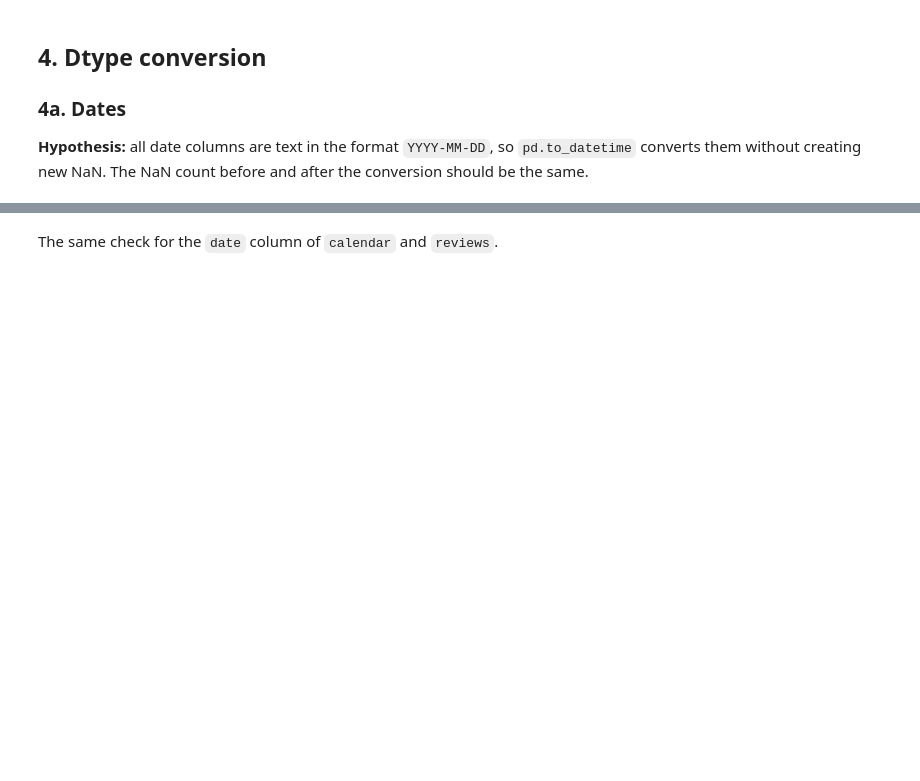
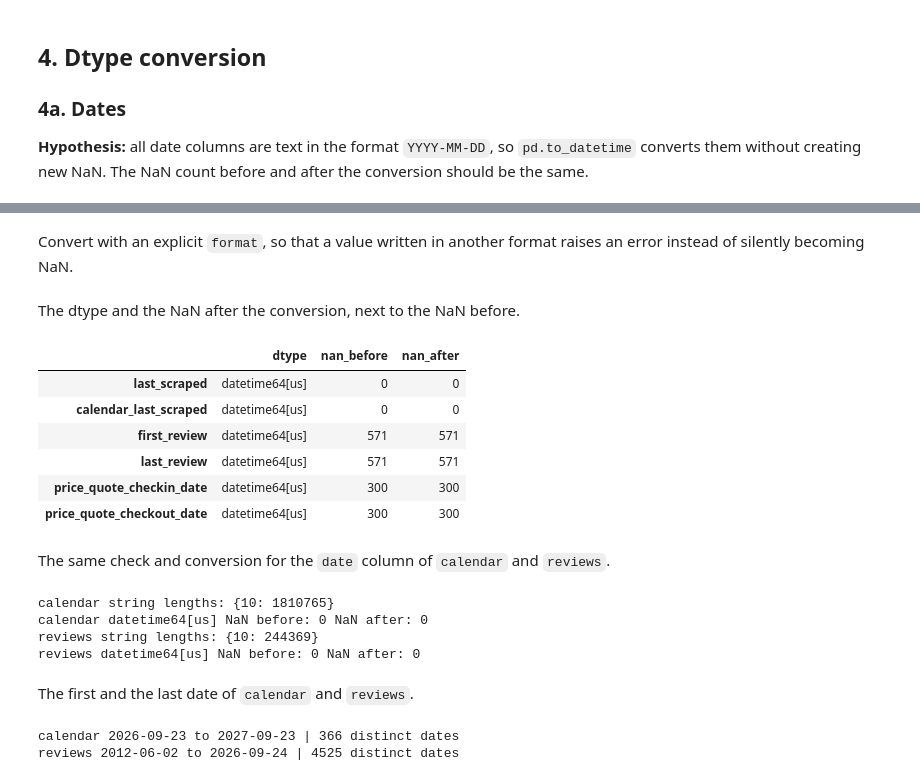
Before and after one commit to kallistratis/thessaloniki-airbnb-analysis, a Jupyter notebook: 01_data_cleaning.ipynb, the cells around one changed output, grey strips where cells are left out. Drawn from its saved outputs; the diff is of its cells as text; code cells hidden in the pictures; blank space fills up the shorter version.

```diff
--- a/01_data_cleaning.ipynb
+++ b/01_data_cleaning.ipynb
@@ -535,0 +538,5 @@ listings_clean.shape
+# %%
+date_cols = ["last_scraped", "calendar_last_scraped", "first_review", "last_review",
+             "price_quote_checkin_date", "price_quote_checkout_date"]
+for col in date_cols:
+    print(col, listings_clean[col].dropna().str.len().value_counts().to_dict())
@@ -535,0 +552,3 @@ listings_clean.shape
+# %%
+nan_before = listings_clean[date_cols].isna().sum()
+nan_before
@@ -536,2 +563,44 @@ listings_clean.shape
+# %% [markdown]
+Convert with an explicit `format`, so that a value written in another format raises an error instead of silently becoming NaN.
+# %%
+for col in date_cols:
+    listings_clean[col] = pd.to_datetime(listings_clean[col], format="%Y-%m-%d")
+# %% [markdown]
+The dtype and the NaN after the conversion, next to the NaN before.
+# %%
+pd.DataFrame({
+    "dtype": listings_clean[date_cols].dtypes,
+    "nan_before": nan_before,
+    "nan_after": listings_clean[date_cols].isna().sum()
+})
+# %% [output]
+|  | dtype | nan_before | nan_after |
+| last_scraped | datetime64[us] | 0 | 0 |
+| calendar_last_scraped | datetime64[us] | 0 | 0 |
+| first_review | datetime64[us] | 571 | 571 |
+| last_review | datetime64[us] | 571 | 571 |
+| price_quote_checkin_date | datetime64[us] | 300 | 300 |
+| price_quote_checkout_date | datetime64[us] | 300 | 300 |
 # %% [markdown]
-The same check for the `date` column of `calendar` and `reviews`.
+The same check and conversion for the `date` column of `calendar` and `reviews`.
+# %%
+for name in ["calendar", "reviews"]:
+    df = dataframes_clean[name]
+    print(name, "string lengths:", df["date"].str.len().value_counts().to_dict())
+    n_before = df["date"].isna().sum()
+    df["date"] = pd.to_datetime(df["date"], format="%Y-%m-%d")
+    print(name, df["date"].dtype, "NaN before:", n_before, "NaN after:", df["date"].isna().sum())
+# %% [output]
+calendar string lengths: {10: 1810765}
+calendar datetime64[us] NaN before: 0 NaN after: 0
+reviews string lengths: {10: 244369}
+reviews datetime64[us] NaN before: 0 NaN after: 0
+# %% [markdown]
+The first and the last date of `calendar` and `reviews`.
+# %%
+for name in ["calendar", "reviews"]:
+    df = dataframes_clean[name]
+    print(name, df["date"].min().date(), "to", df["date"].max().date(), "|", df["date"].nunique(), "distinct dates")
+# %% [output]
+calendar 2026-09-23 to 2027-09-23 | 366 distinct dates
+reviews 2012-06-02 to 2026-09-24 | 4525 distinct dates
```
Also changed, not shown: parts of 61 cells of this notebook.
